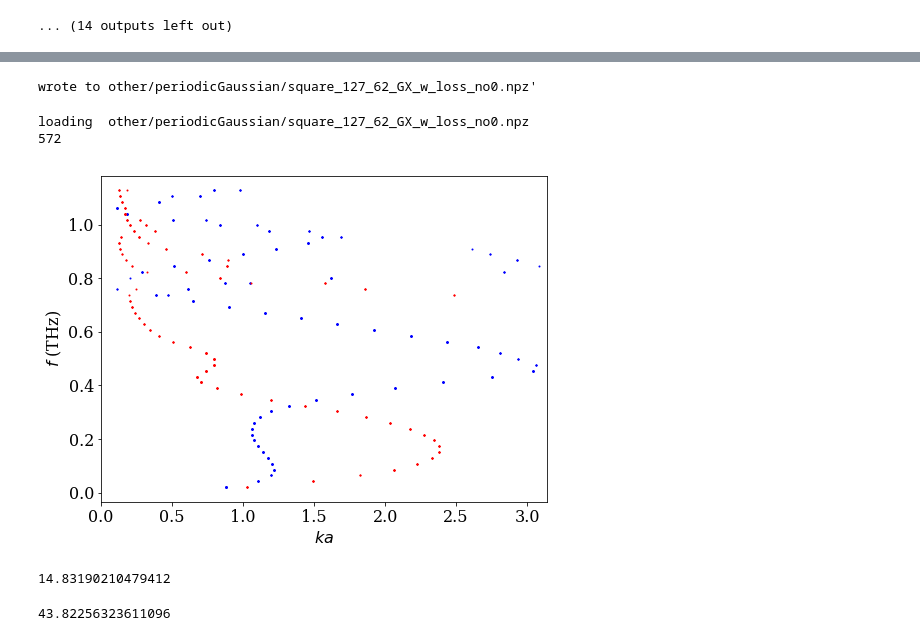
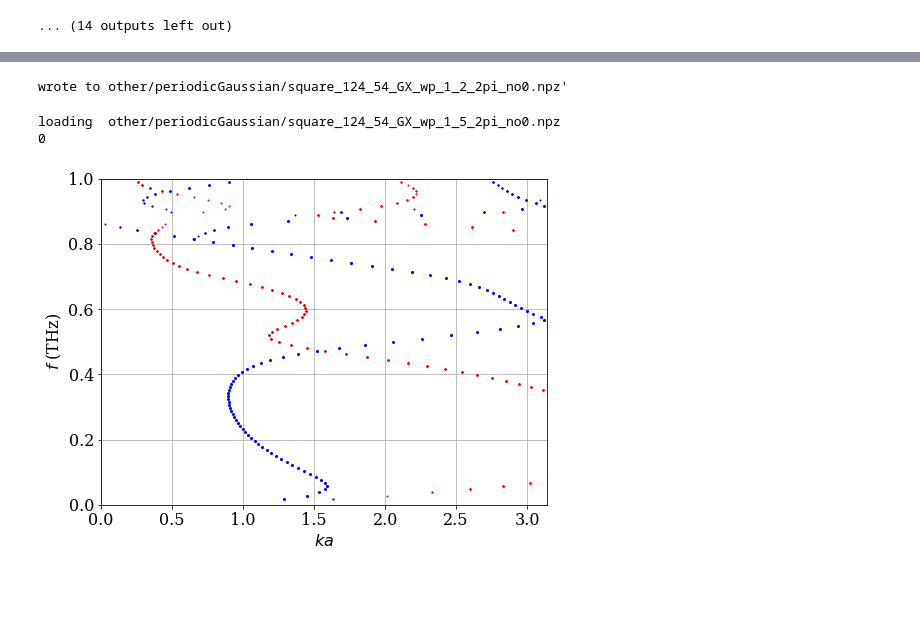
Before and after one commit to nimachm81/myPyCodes, a Jupyter notebook: Periodic Gaussian Plasma 2D - BandStructure .ipynb, the cells around one changed output, grey strips where cells are left out. Drawn from its saved outputs; the diff is of its cells as text; code cells hidden in the pictures; blank space fills up the shorter version.

```diff
--- a/Periodic Gaussian Plasma 2D - BandStructure .ipynb
+++ b/Periodic Gaussian Plasma 2D - BandStructure .ipynb
@@ -1,8 +1,7 @@
 # %%
 %pylab inline
-font = {'family' : 'serif', 'weight' : 'normal', 'size'   : 16}
-matplotlib.rc('font', **font)
-figsize(6, 6)
+
+plot_data = True
 
 from sympy import Symbol, symbols, Function, Derivative, latex, exp, I, solve, lambdify, cos, sin
 from IPython.display import Math, display
@@ -11,6 +10,13 @@ from scipy import constants
 
 from Electromagnetics.FourierBlochND import *
 from Electromagnetics.SymExprTree import *
+
+import matplotlib
+from matplotlib import pyplot as plt
+
+font = {'family' : 'serif', 'weight' : 'normal', 'size'   : 16}
+matplotlib.rc('font', **font)
+plt.rcParams["figure.figsize"] = (6,6)
 
 
 t, x, y = symbols('t x y')
@@ -101,8 +107,8 @@ replace harmonics
 # %%
 ## substitutions
 
-pitch = 127
-fwhm = 62
+pitch = 124
+fwhm = 54
 
 X_p = 1.0
 Y_p = 1.0
@@ -114,13 +120,13 @@ ky_m_sub = 2*np.pi/Y_p
 eps_r_sub = 11.7
 e_sub = 1
 m_e_sub = 1
-gamma_sub = 1.0
 
 def FWHMtoDecayRate(FWHM):
     return (2*np.sqrt(np.log(2)))/FWHM
 
 
-w_p = 5.0*constants.tera/(constants.c/(pitch*constants.micro))
+f_p_norm = 1.2
+w_p = f_p_norm*(2.0*np.pi)*constants.tera/(constants.c/(pitch*constants.micro))
 gamma_sub = 1.0*constants.tera/(constants.c/(pitch*constants.micro))
 
 n_e_max = w_p**2*eps_r_sub*eps_0_sub
@@ -139,4 +145,12 @@ EQ_J_harm_kw = EQ_J_harm.subs([(eps_0, eps_0_sub), (mu_0, mu_0_sub), (eps_r, eps
 print("numerical substitution")
 display(Math('EQ_\\text{E harm} = ' + latex(EQ_E_harm_kw)))
 display(Math('EQ_\\text{J harm} = ' + latex(EQ_J_harm_kw)))
+
+
+k_rho, phi = symbols(r'k_\rho \phi')
+EQ_E_harm_krho_w = EQ_E_harm_kw.subs([(kx, k_rho*cos(phi)), (ky, k_rho*sin(phi))])
+EQ_J_harm_krho_w = EQ_J_harm_kw.subs([(kx, k_rho*cos(phi)), (ky, k_rho*sin(phi))])
+print("polar form")
+display(Math('EQ_\\text{E harm} = ' + latex(EQ_E_harm_krho_w)))
+display(Math('EQ_\\text{J harm} = ' + latex(EQ_E_harm_krho_w)))
 # %% [output]
@@ -467,7 +381,7 @@ import os
 file_no = 0
 
 write = "y"
-filename = 'other/periodicGaussian/square_127_62_GX_w_loss_no{}'.format(file_no)
+filename = 'other/periodicGaussian/square_124_54_GX_wp_1_5_2pi_no{}'.format(file_no)
 
 #plot(k_pts, np.real(np.array(w_pts)), 'bo', markersize=1)
 if os.path.exists(filename +'.npz'):
@@ -477,47 +391,46 @@ if write == "y":
     np.savez(filename, w_pts=w_pts, k_pts=k_pts)
     print("wrote to {}.npz'".format(filename))
 # %% [output]
-wrote to other/periodicGaussian/square_127_62_GX_w_loss_no0.npz'
+wrote to other/periodicGaussian/square_124_54_GX_wp_1_2_2pi_no0.npz'
 # %%
 font = {'family' : 'serif', 'weight' : 'normal', 'size'   : 16}
 matplotlib.rc('font', **font)
 
 convert_to_si = True
 
 for i in range(1):
-    filename = 'other/periodicGaussian/square_127_62_GX_w_loss_no{}.npz'.format(i)
+    filename = 'other/periodicGaussian/square_124_54_GX_wp_1_5_2pi_no{}.npz'.format(i)
     print("loading ", filename)
     data = np.load(filename)
     w_pts_ = np.array(data['w_pts'])
     k_pts_ = np.array(data['k_pts'])
 
     if convert_to_si:
         w_pts_ *= (constants.c/(pitch*constants.micro))#/np.sqrt(eps_r_sub)
         #k_pts_ *= (2.0*np.pi/(pitch*constants.micro))
+        pass
 
     print(len(w_pts))
     #print(k_pts)
 
-    plot(np.real(k_pts_), np.real(np.array(w_pts_)/(2.0*np.pi)/constants.tera), 'bo', markersize=1)
-    plot(-np.real(k_pts_), np.real(np.array(w_pts_)/(2.0*np.pi)/constants.tera), 'bo', markersize=1)
+    for _i_ in range(-10, 10):
+        plot(np.real(k_pts_) + 2.0*_i_*np.pi/X_p, np.real(np.array(w_pts_)/(2.0*np.pi)/constants.tera), 'bo', markersize=1)
+        plot(-np.real(k_pts_) + 2.0*_i_*np.pi/X_p, np.real(np.array(w_pts_)/(2.0*np.pi)/constants.tera), 'bo', markersize=1)
     plot(np.imag(k_pts_), np.real(np.array(w_pts_)/(2.0*np.pi)/constants.tera), 'ro', markersize=1)
     #plot(-np.imag(k_pts_), np.real(np.array(w_pts_)/(2.0*np.pi)/constants.tera), 'ro', markersize=1)
+
+    k_diel_a = np.real(np.array(w_pts_))*np.sqrt(eps_r_sub) - 2.0*np.pi
+    plot(k_diel_a, np.real(np.array(w_pts_)/(2.0*np.pi)/constants.tera), 'ro', markersize=2)
 
 
 xlabel('$ka$')
 ylabel("$f$ (THz)")
 xlim(0, np.pi)
-savefig('other/periodicGaussian/bands_127_62_GX_r.png',  bbox_inches='tight', pad_inches=0.5)
+ylim(0, 1.0)
+grid()
+savefig('other/periodicGaussian/square_124_54_GX_wp_1_2pi.png',  bbox_inches='tight', pad_inches=0.5)
 show()
 # %% [output]
-loading  other/periodicGaussian/square_127_62_GX_w_loss_no0.npz
-572
+loading  other/periodicGaussian/square_124_54_GX_wp_1_5_2pi_no0.npz
+0
-[figure, old version]
+[figure, new version]
-# %%
-2.0*np.pi*constants.c/(pitch*constants.micro)/constants.tera
-# %% [output]
-14.83190210479412
-# %%
-constants.c/(1*constants.tera)/np.sqrt(11.7)/2/constants.micro
-# %% [output]
-43.82256323611096
```
Also changed, not shown: parts of 7 cells of this notebook, 8 other files.
